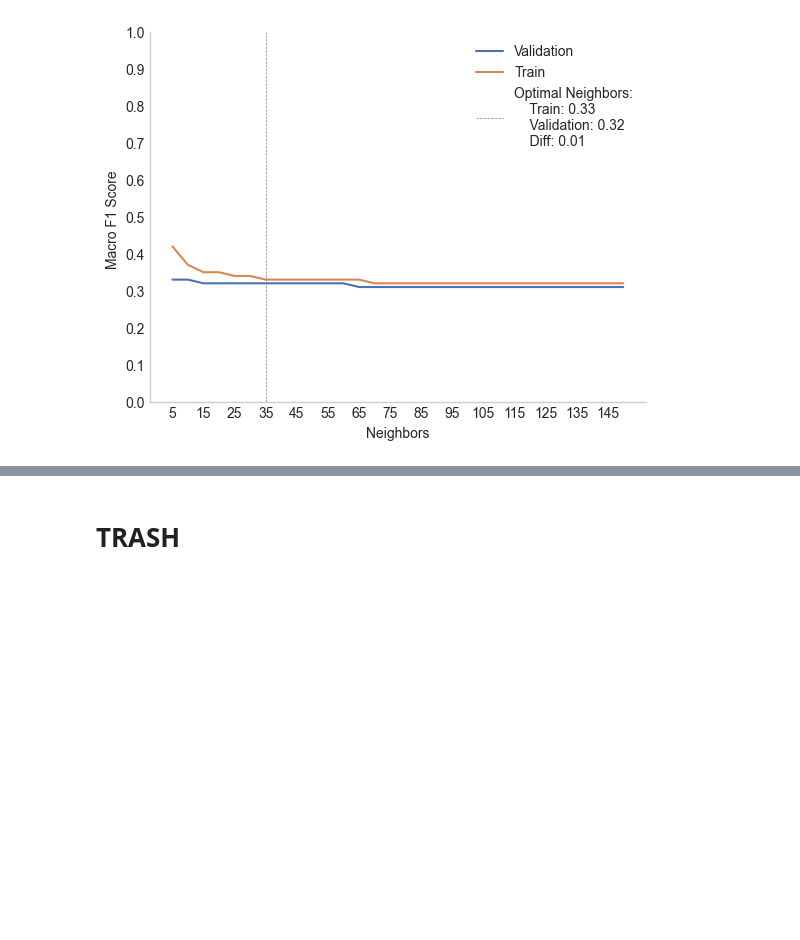
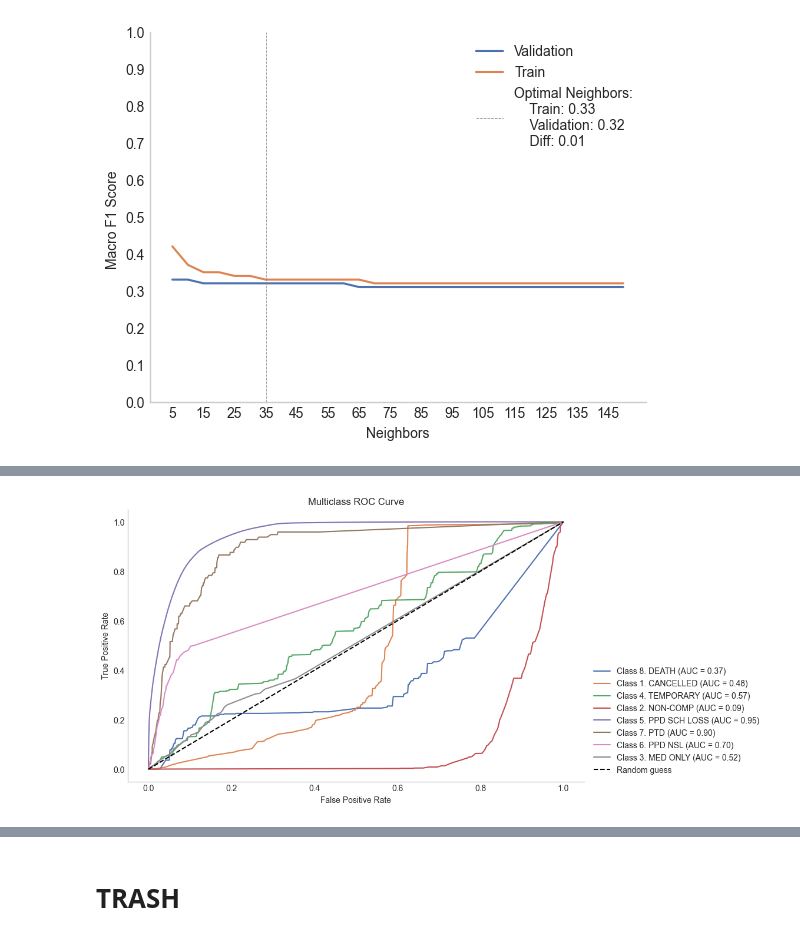
Before and after one commit to DiogoPF/Multiclass_Classification-WCB, a Jupyter notebook: Pipeline_diogo.ipynb, the cells around one changed output, grey strips where cells are left out. Drawn from its saved outputs; the diff is of its cells as text; code cells hidden in the pictures; blank space fills up the shorter version.

```diff
--- a/Pipeline_diogo.ipynb
+++ b/Pipeline_diogo.ipynb
@@ -1144,0 +1416,30 @@ dump(gs, "baseline.joblib")
+# %%
+from sklearn.metrics import roc_curve, auc
+from sklearn.preprocessing import label_binarize
+import matplotlib.pyplot as plt
+
+
+best_model = base_models_gs.best_estimator_
+# Binarize the labels for one-vs-rest ROC computation
+classes = list(set(y))  # Replace with actual class labels if needed
+y_test_binarized = label_binarize(y, classes=classes)
+
+# Predict probabilities for each class
+y_pred_proba = best_model.predict_proba(X)
+
+# Plot ROC curve for each class
+plt.figure(figsize=(10, 6))
+for i, class_label in enumerate(classes):
+    fpr, tpr, _ = roc_curve(y_test_binarized[:, i], y_pred_proba[:, i])
+    roc_auc = auc(fpr, tpr)
+    plt.plot(fpr, tpr, label=f"Class {class_label} (AUC = {roc_auc:.2f})")
+
+# Plot random guess line
+plt.plot([0, 1], [0, 1], "k--", label="Random guess")
+plt.xlabel("False Positive Rate")
+plt.ylabel("True Positive Rate")
+plt.title("Multiclass ROC Curve")
+plt.legend(loc="lower right", bbox_to_anchor=(1.4, 0.0))
+plt.show()
+# %% [output]
+[figure, added]
```
Also changed, not shown: parts of 15 cells of this notebook, 1 other file.
